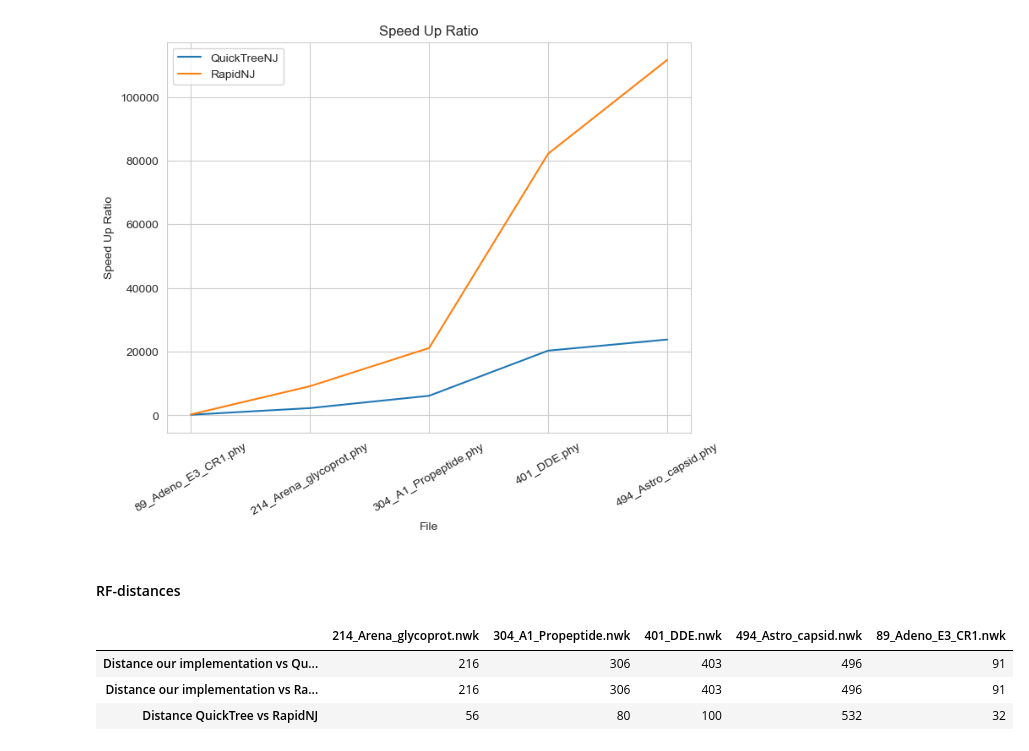
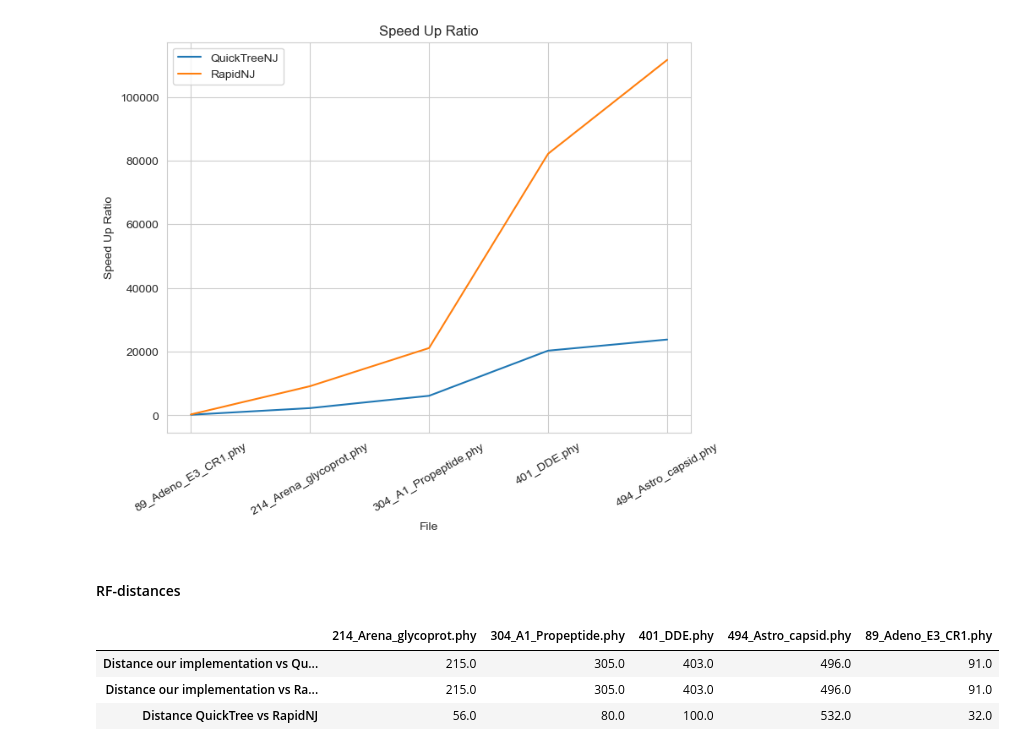
Before and after one commit to ntmaseras/AiB---Projects, a Jupyter notebook: P5/experiments.ipynb, the cells around one changed output. Saved outputs shown, nothing was run; the diff lists cells and outputs as text; code cells hidden in the pictures.

```diff
--- a/P5/experiments.ipynb
+++ b/P5/experiments.ipynb
@@ -68,25 +68,25 @@ plt.show()
 # %% [markdown]
 #### RF-distances
 # %%
-results = pd.DataFrame(columns = trees_capi.keys())
-for name in os.listdir("output/capi"):
+results = pd.DataFrame()
+for name in os.listdir("unique_distance_matrices/"):
     ## get the name of the files
-    capi =  "output/capi/" + name
+    capi =  "output/capi/" + name[:-3] + 'nwk'
     quicktree = "output/quicktree/" + name[:-3]+'phy.quicktree'
     rapid = "output/rapidnj/" + name[:-3]+'phy.rapidnj'
+    if os.path.exists(capi):
+        ## get the parsed trees
+        t_capi = parse_newick(capi)
+        t_quicktree = parse_newick(quicktree)
+        t_rapidnj = parse_newick(rapid)
 
-    ## get the parsed trees
-    t_capi = parse_newick(capi)
-    t_quicktree = parse_newick(quicktree)
-    t_rapidnj = parse_newick(rapid)
-
-    ## get the rf distance and add it to the df
-    results.loc["Distance our implementation vs QuickTree",name] =  get_rf_distance(capi_tree,t_quicktree)
-    results.loc["Distance our implementation vs RapidNJ",name] =    get_rf_distance(capi_tree,t_rapidnj)
-    results.loc["Distance QuickTree vs RapidNJ",name]      =        get_rf_distance(t_quicktree,t_rapidnj)
+        ## get the rf distance and add it to the df
+        results.loc["Distance our implementation vs QuickTree",name] =  get_rf_distance(t_capi,t_quicktree)
+        results.loc["Distance our implementation vs RapidNJ",name] =    get_rf_distance(t_capi,t_rapidnj)
+        results.loc["Distance QuickTree vs RapidNJ",name]      =        get_rf_distance(t_quicktree,t_rapidnj)
 results
 # %% [output]
-|  | 214_Arena_glycoprot.nwk | 304_A1_Propeptide.nwk | 401_DDE.nwk | 494_Astro_capsid.nwk | 89_Adeno_E3_CR1.nwk |
-| Distance our implementation vs Qu... | 216 | 306 | 403 | 496 | 91 |
-| Distance our implementation vs Ra... | 216 | 306 | 403 | 496 | 91 |
-| Distance QuickTree vs RapidNJ | 56 | 80 | 100 | 532 | 32 |
+|  | 214_Arena_glycoprot.phy | 304_A1_Propeptide.phy | 401_DDE.phy | 494_Astro_capsid.phy | 89_Adeno_E3_CR1.phy |
+| Distance our implementation vs Qu... | 215.0 | 305.0 | 403.0 | 496.0 | 91.0 |
+| Distance our implementation vs Ra... | 215.0 | 305.0 | 403.0 | 496.0 | 91.0 |
+| Distance QuickTree vs RapidNJ | 56.0 | 80.0 | 100.0 | 532.0 | 32.0 |
```
Also changed, not shown: 4 other files.
